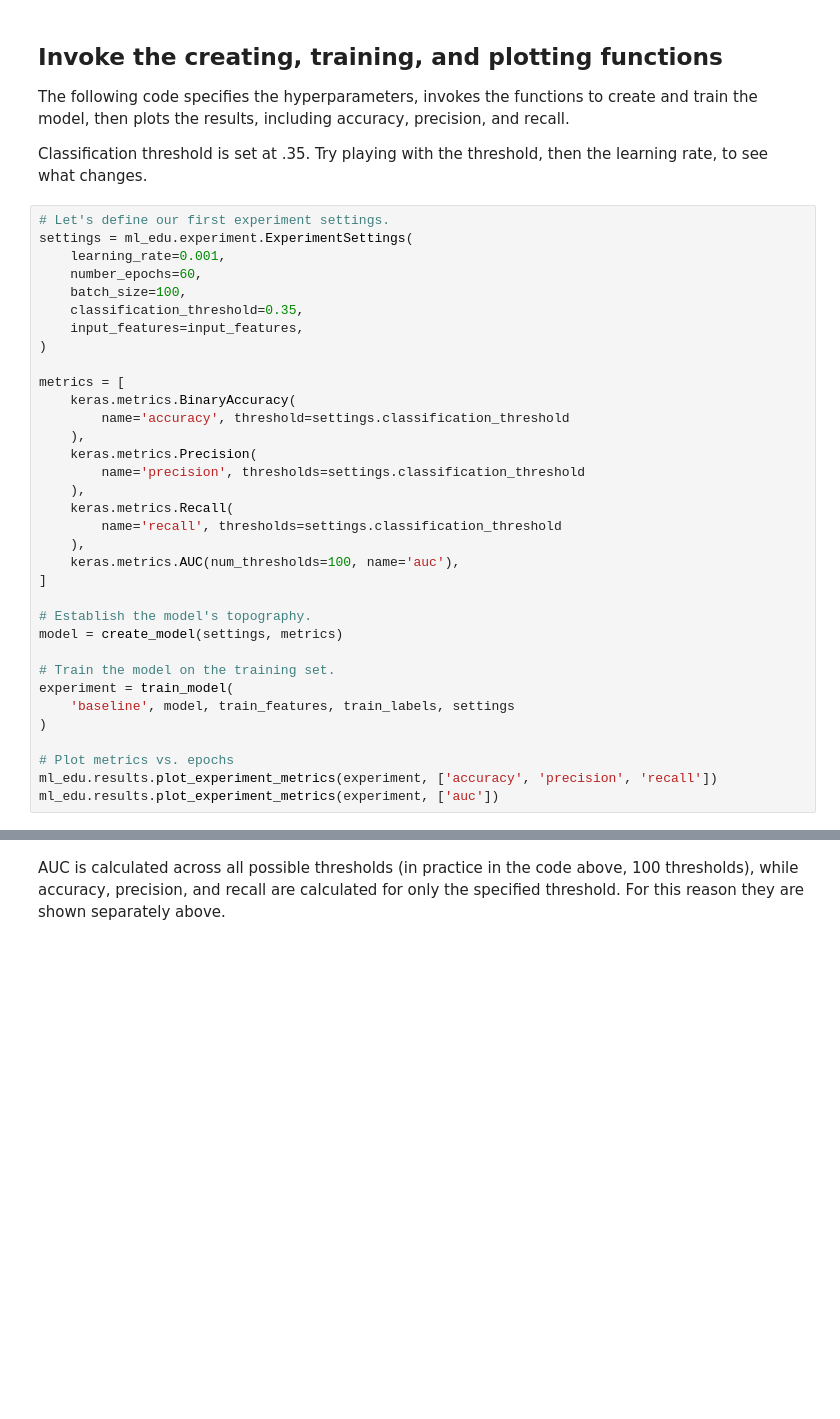
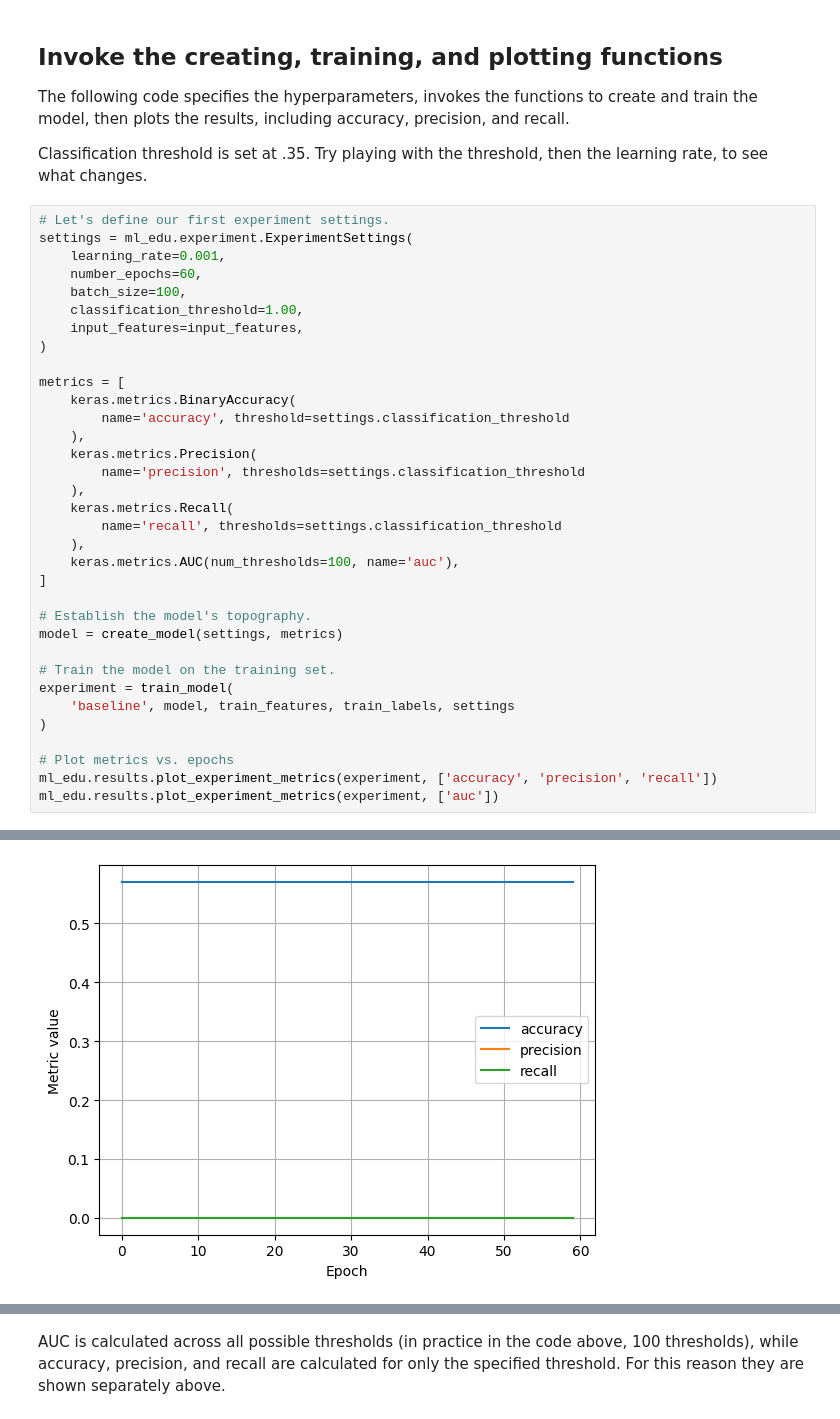
Before and after one commit to fbustamante55/binary_classification_rice, a Jupyter notebook: ml/cc/exercises/binary_classification_rice.ipynb, the cells around one changed output, grey strips where cells are left out. Cells and saved outputs as stored; diff of their text form; blank space fills up the shorter version.

```diff
--- a/ml/cc/exercises/binary_classification_rice.ipynb
+++ b/ml/cc/exercises/binary_classification_rice.ipynb
@@ -385,7 +440,7 @@ settings = ml_edu.experiment.ExperimentSettings(
     learning_rate=0.001,
     number_epochs=60,
     batch_size=100,
-    classification_threshold=0.35,
+    classification_threshold=1.00,
     input_features=input_features,
 )
 
@@ -413,3 +468,4 @@ experiment = train_model(
 # Plot metrics vs. epochs
 ml_edu.results.plot_experiment_metrics(experiment, ['accuracy', 'precision', 'recall'])
 ml_edu.results.plot_experiment_metrics(experiment, ['auc'])
+# %% [output]
@@ -415,0 +489 @@ ml_edu.results.plot_experiment_metrics(experiment, ['auc'])
+[figure, added]
```
Also changed, not shown: parts of 19 cells of this notebook.
